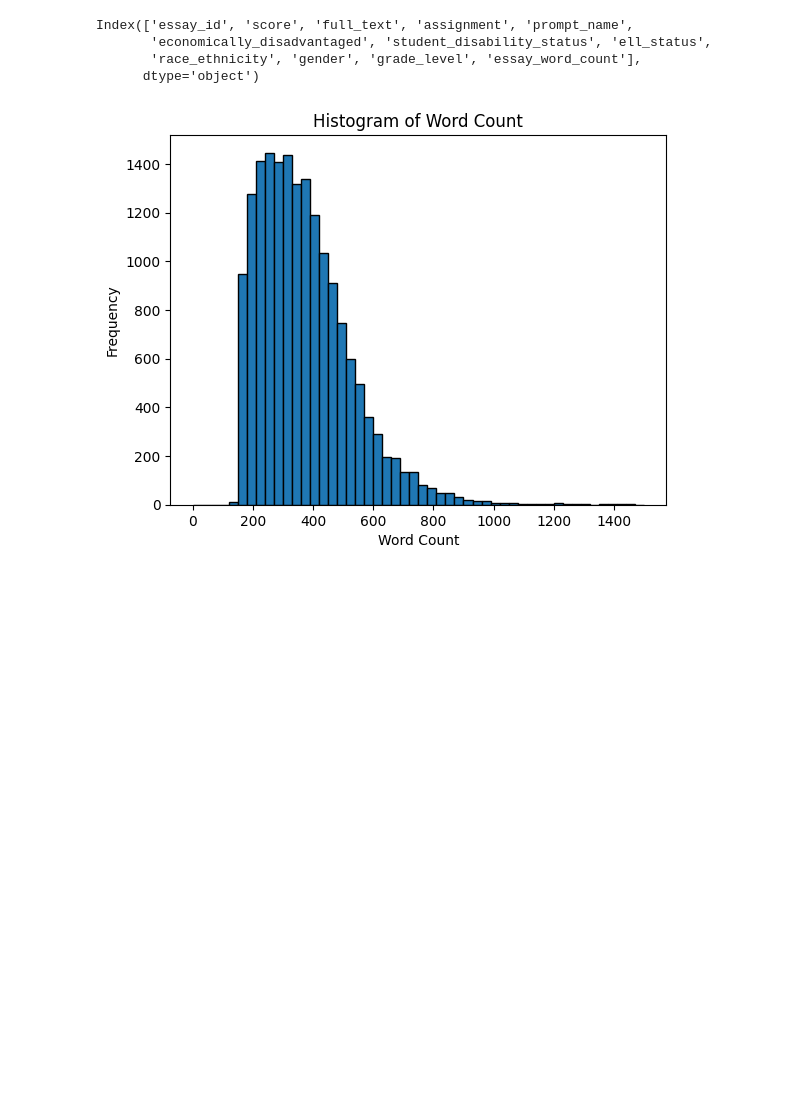
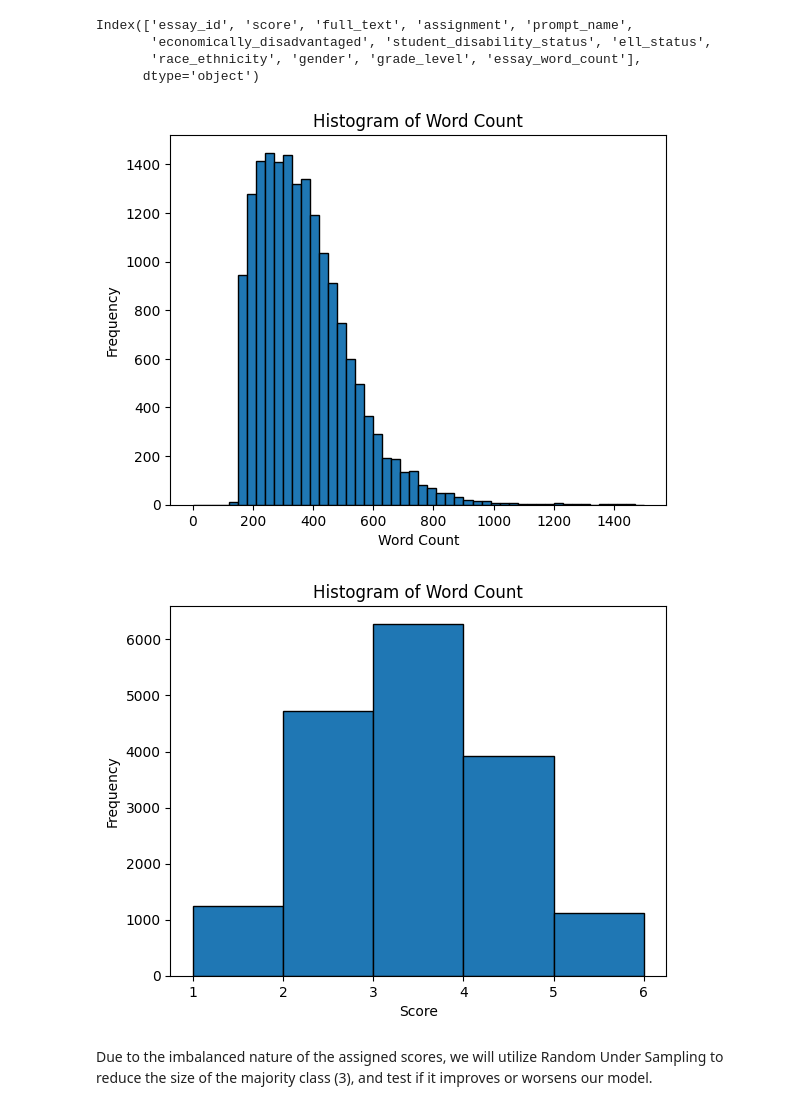
Before and after one commit to faithvillarr/GAYE, a Jupyter notebook: eda.ipynb, the cells around one changed output. Drawn from its saved outputs; the diff is of its cells as text; code cells hidden in the pictures; blank space fills up the shorter version.

```diff
--- a/eda.ipynb
+++ b/eda.ipynb
@@ -41,20 +153,22 @@ Index(['essay_id', 'score', 'full_text', 'assignment', 'prompt_name',
        'race_ethnicity', 'gender', 'grade_level', 'essay_word_count'],
       dtype='object')
 # %%
-import matplotlib.pyplot as plt
 
 # Plot histogram of word count
 plt.hist(df['essay_word_count'], bins=50, edgecolor='black', range=(0, 1500))
 plt.xlabel('Word Count')
 plt.ylabel('Frequency')
 plt.title('Histogram of Word Count')
 plt.show()
 
 # Plot histogram grades
 plt.hist(df['score'], bins=5, edgecolor='black')
-plt.xlabel('Word Count')
+plt.xlabel('Score')
 plt.ylabel('Frequency')
 plt.title('Histogram of Word Count')
 plt.show()
 # %% [output]
 [figure]
+[figure, added]
+# %% [markdown]
+Due to the imbalanced nature of the assigned scores, we will utilize Random Under Sampling to reduce the size of the majority class (3), and test if it improves or worsens our model.
```
Also changed, not shown: parts of 8 cells of this notebook, 1 other file.
